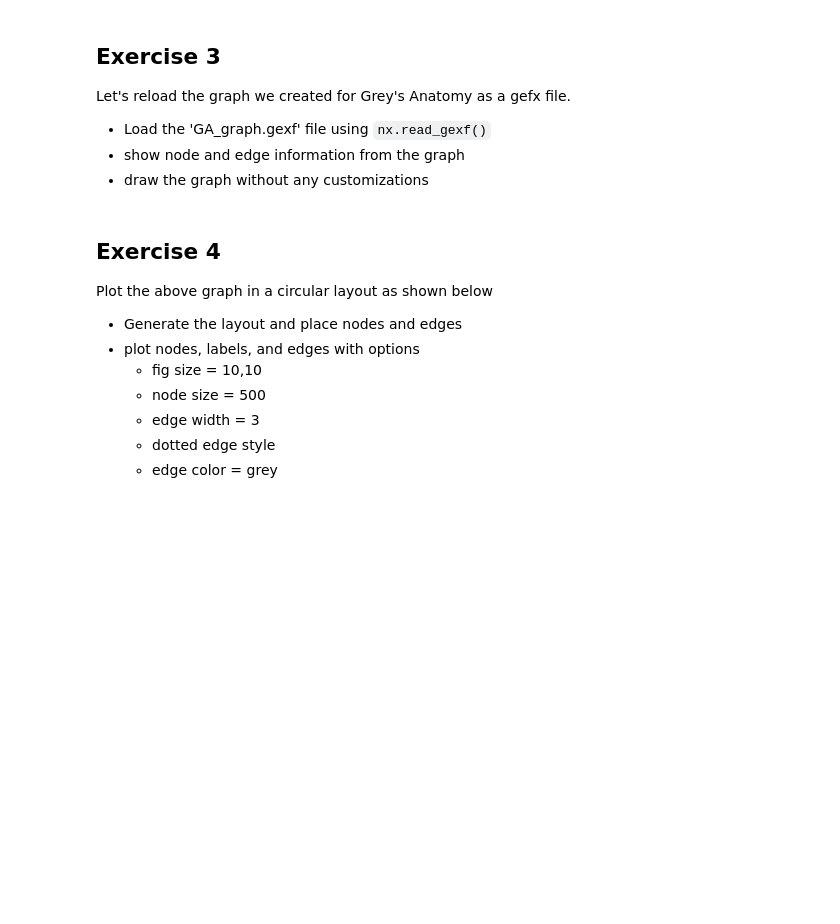
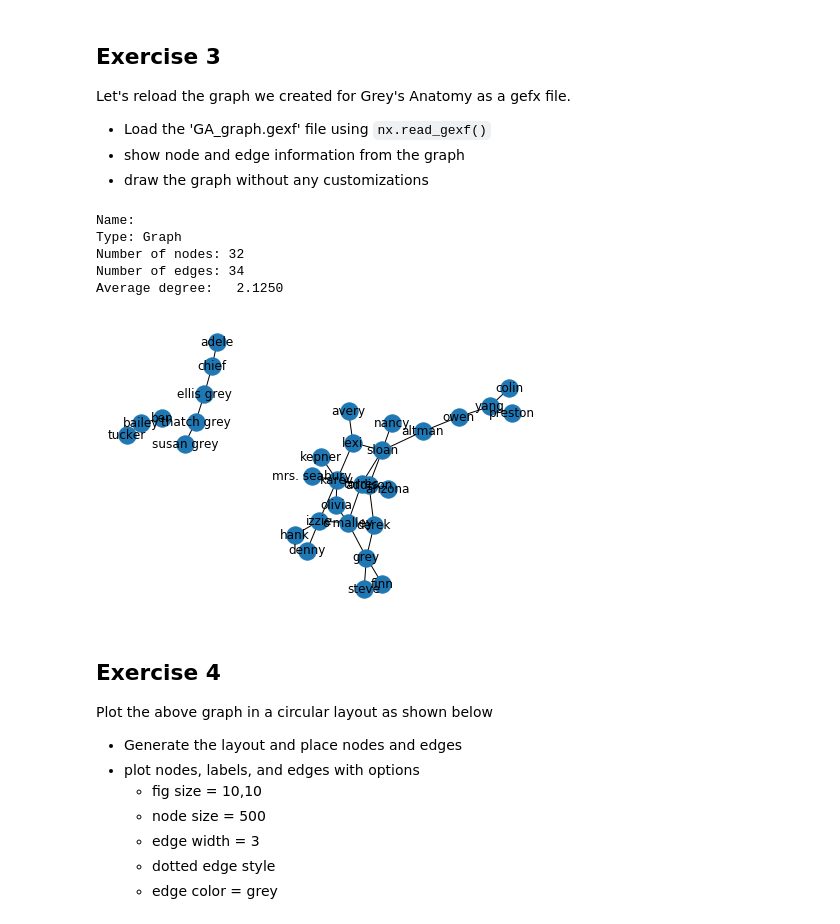
Before and after one commit to MissAle17/dsc-3-28-05-graphs-in-networkx-lab-online-ds-sp-000, a Jupyter notebook: index.ipynb, the cells around one changed output. Drawn from its saved outputs; the diff is of its cells as text; code cells hidden in the pictures; blank space fills up the shorter version.

```diff
--- a/index.ipynb
+++ b/index.ipynb
@@ -115,11 +117,20 @@ Let's reload the graph we created for Grey's Anatomy as a gefx file.
 - draw the graph without any customizations
 # %%
 # Code here
-
+G3 = nx.read_gexf('GA_graph.gexf')
+print(nx.info(G3))
+nx.draw(G3, with_labels = True)
 # Type: Graph
 # Number of nodes: 32
 # Number of edges: 34
 # Average degree:   2.1250
+# %% [output]
+Name:
+Type: Graph
+Number of nodes: 32
+Number of edges: 34
+Average degree:   2.1250
+[figure, added]
 # %% [markdown]
 ## Exercise 4
 
```
Also changed, not shown: parts of 7 cells of this notebook.
